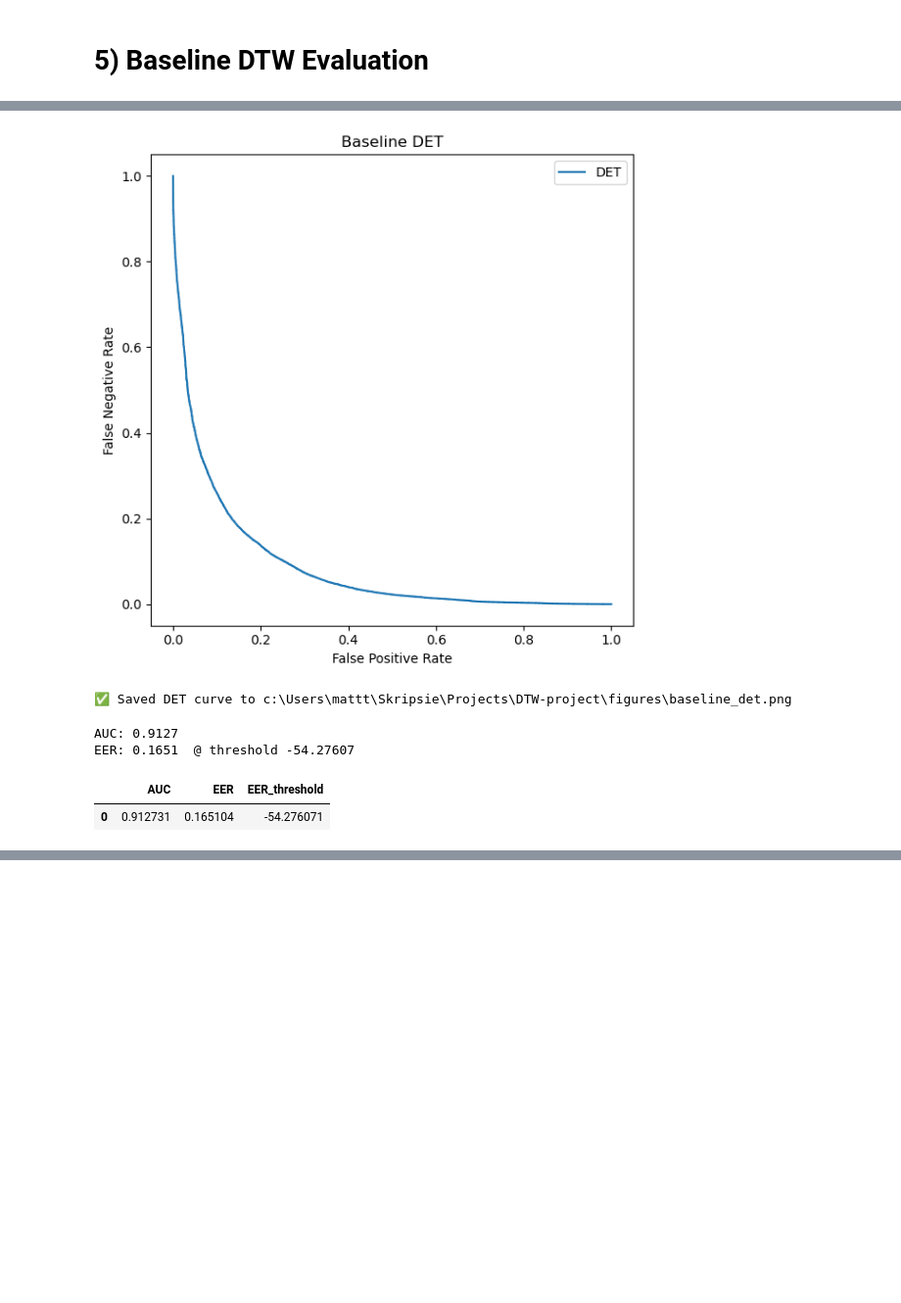
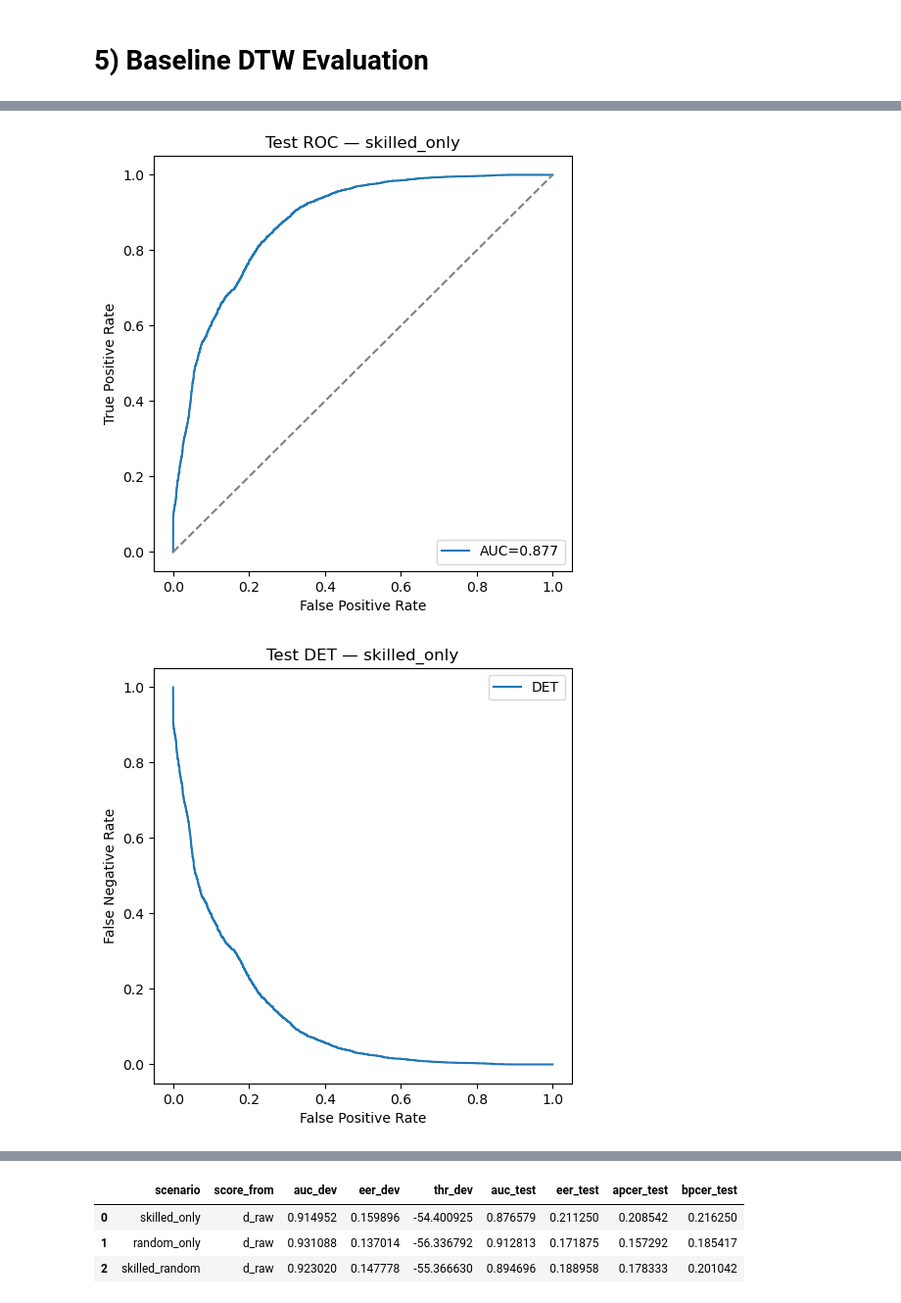
Before and after one commit to matt-truscott/DTW-project, a Jupyter notebook: notebooks/05_eval_baseline.ipynb, the cells around one changed output, grey strips where cells are left out. Shown at 98% size. Drawn from its saved outputs; the diff is of its cells as text; code cells hidden in the pictures; blank space fills up the shorter version.

```diff
--- a/notebooks/05_eval_baseline.ipynb
+++ b/notebooks/05_eval_baseline.ipynb
@@ -54,14 +2,0 @@ print(f"✅ Saved ROC curve to {roc_path}")
-# %%
-# 5.4) Plot, show, then save DET
-fig, ax = plt.subplots(figsize=(6,6))
-plot_det(m["fpr"], 1 - m["tpr"], ax=ax)
-ax.set_title("Baseline DET")
-plt.tight_layout()
-plt.show()                     # ← render inline
-det_path = FIGURES_DIR / "baseline_det.png"
-fig.savefig(det_path, dpi=300, bbox_inches="tight")
-plt.close(fig)
-print(f"✅ Saved DET curve to {det_path}")
-# %% [output]
-[figure, removed]
-✅ Saved DET curve to c:\Users\mattt\Skripsie\Projects\DTW-project\figures\baseline_det.png
@@ -76,11 +3,51 @@ save_metrics(scalar_metrics, RESULTS_DIR / "baseline_metrics.json")
-# %%
-# 5.6) Display summary
-print(f"AUC: {m['auc']:.4f}")
-print(f"EER: {m['eer']:.4f}  @ threshold {m['eer_threshold']:.5f}")
-
-pd.DataFrame([scalar_metrics])
-# %% [output]
-AUC: 0.9127
-EER: 0.1651  @ threshold -54.27607
-|  | AUC | EER | EER_threshold |
-| 0 | 0.912731 | 0.165104 | -54.276071 |
+# %%
+import sys
+from pathlib import Path
+import pandas as pd
+import matplotlib.pyplot as plt
+
+project_root = Path.cwd().parent
+sys.path.insert(0, str(project_root))
+
+from src.evaluation.evaluation import (
+    evaluate_scenario_protocol, SCENARIOS, plot_roc, plot_det
+)
+
+SCORE_FROM = "d_raw"      # or "d_bound"
+BALANCE_DEV = False       # True => downsample impostors to match genuine in skilled_random (dev only)
+
+rows = []
+plots = {}
+
+for sc in SCENARIOS:
+    rpt, curves_dev, curves_test = evaluate_scenario_protocol(
+        project_root, sc, score_from=SCORE_FROM, balance_impostors_dev=BALANCE_DEV
+    )
+    rows.append({
+        "scenario": sc,
+        "score_from": SCORE_FROM,
+        "auc_dev": rpt.auc_dev,
+        "eer_dev": rpt.eer_dev,
+        "thr_dev": rpt.thr_dev,
+        "auc_test": rpt.auc_test,
+        "eer_test": rpt.eer_test,
+        "apcer_test": rpt.apcer_test,
+        "bpcer_test": rpt.bpcer_test,
+    })
+
+    # Quick ROC/DET for test
+    fig, ax = plt.subplots(figsize=(5.5, 5.5))
+    plot_roc(curves_test["fpr"], curves_test["tpr"], rpt.auc_test, ax=ax)
+    ax.set_title(f"Test ROC — {sc}")
+    plt.show()
+
+    fig, ax = plt.subplots(figsize=(5.5, 5.5))
+    plot_det(curves_test["fpr"], 1 - curves_test["tpr"], ax=ax)
+    ax.set_title(f"Test DET — {sc}")
+    plt.show()
+
+df_summary = pd.DataFrame(rows)
+display(df_summary)
+# %% [output]
+[figure, added]
+[figure, added]
@@ -86,0 +58,4 @@ EER: 0.1651  @ threshold -54.27607
+|  | scenario | score_from | auc_dev | eer_dev | thr_dev | auc_test | eer_test | apcer_test | bpcer_test |
+| 0 | skilled_only | d_raw | 0.914952 | 0.159896 | -54.400925 | 0.876579 | 0.211250 | 0.208542 | 0.216250 |
+| 1 | random_only | d_raw | 0.931088 | 0.137014 | -56.336792 | 0.912813 | 0.171875 | 0.157292 | 0.185417 |
+| 2 | skilled_random | d_raw | 0.923020 | 0.147778 | -55.366630 | 0.894696 | 0.188958 | 0.178333 | 0.201042 |
```
Also changed, not shown: parts of 3 cells of this notebook, 22 other files.
